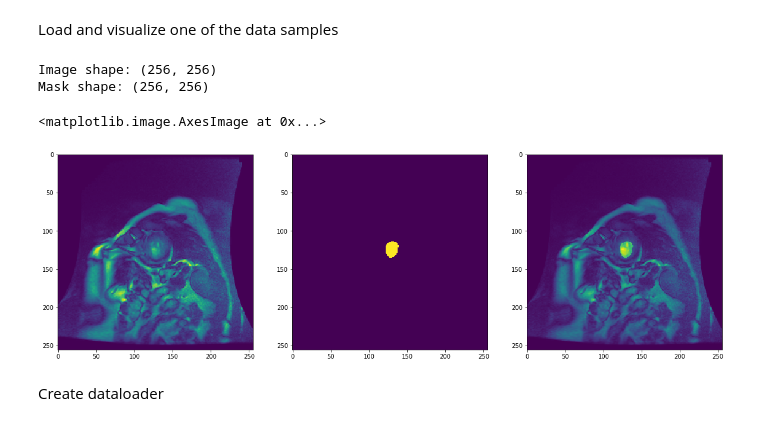
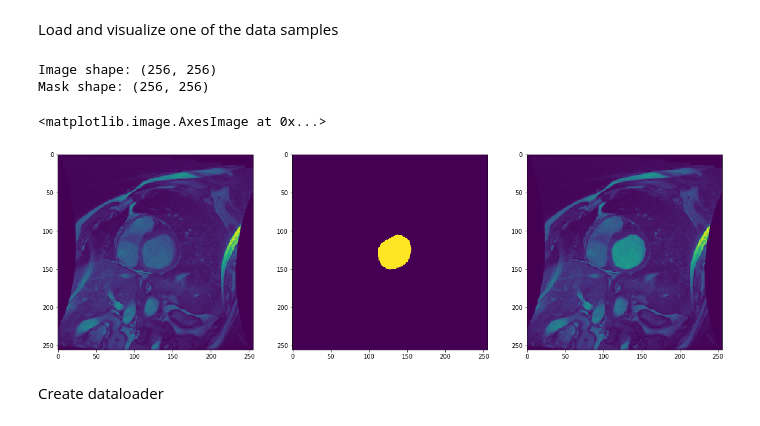
Before and after one commit to trifonova-n/challenge, a Jupyter notebook: visualize_data.ipynb, the cells around one changed output. Cells and saved outputs as stored; diff of their text form; code cells hidden in the pictures.

```diff
--- a/visualize_data.ipynb
+++ b/visualize_data.ipynb
@@ -20,21 +20,21 @@ Dataset contains 96 items
 # %% [markdown]
 Load and visualize one of the data samples
 # %%
-sample = data[95]
+sample = data[94]
 print('Image shape:', sample['pixel_data'].shape)
 print('Mask shape:', sample['mask'].shape)
 plt.rcParams['figure.figsize'] = [20, 20]
 plt.subplot(131)
 plt.imshow(sample['pixel_data'])
 plt.subplot(132)
 plt.imshow(sample['mask'])
 plt.subplot(133)
 plt.imshow(sample['pixel_data']*np.invert(sample['mask']) + (sample['pixel_data'] + 300)*sample['mask'])
 # %% [output]
 Image shape: (256, 256)
 Mask shape: (256, 256)
 <matplotlib.image.AxesImage at 0x...>
-[figure, old version]
+[figure, new version]
 # %% [markdown]
 Create dataloader
 # %%
```
Also changed, not shown: 1 other file.
